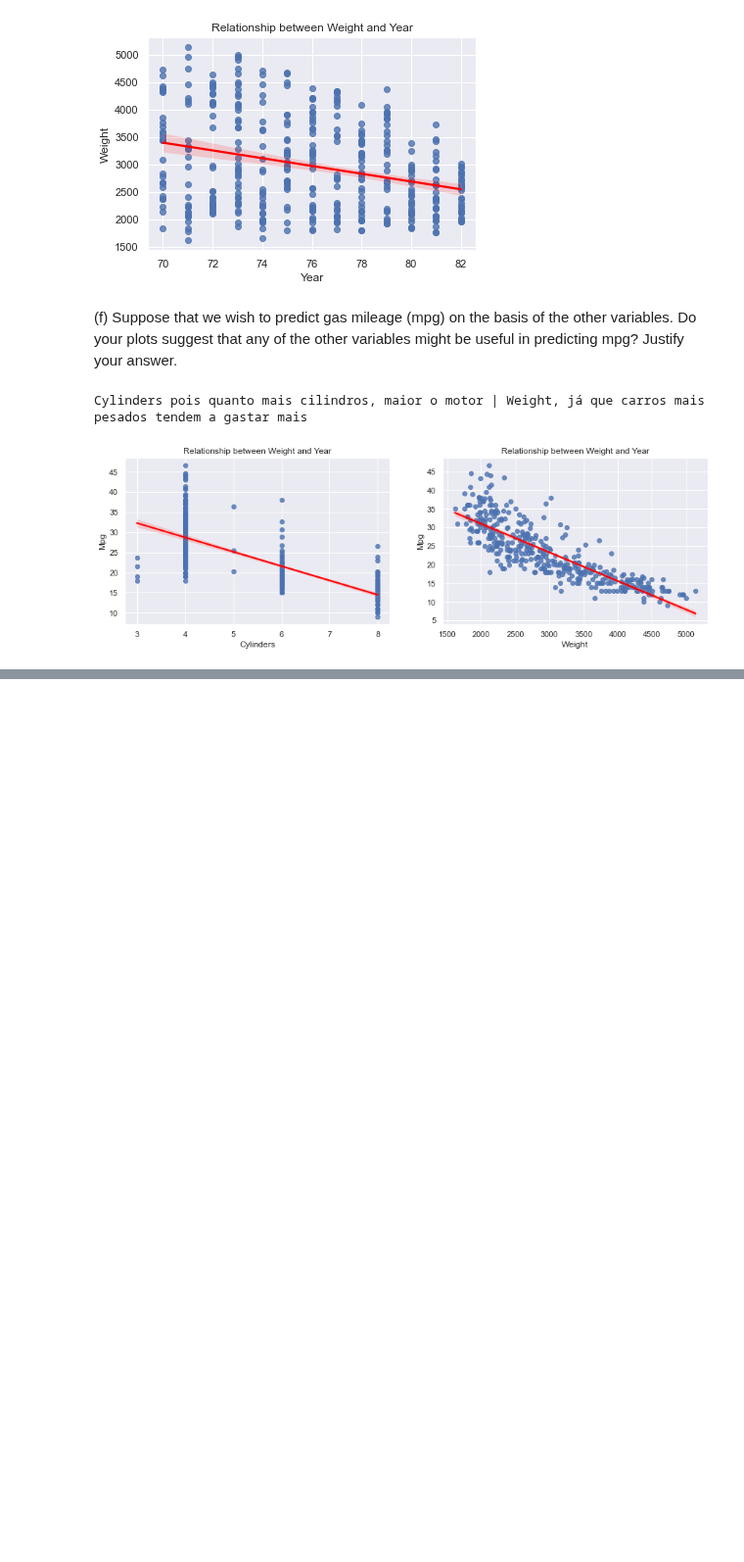
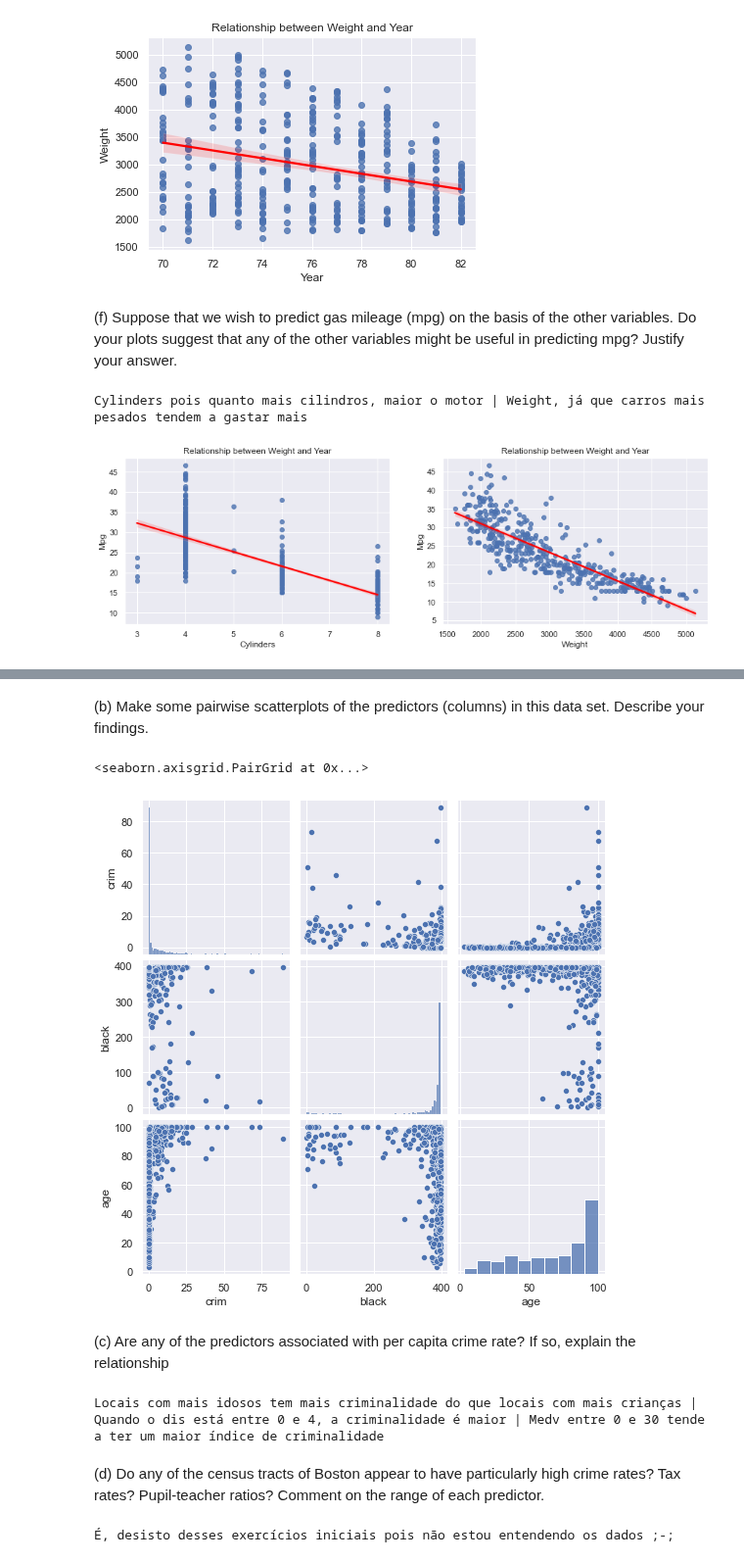
Before and after one commit to josinovmota/Defeating-An-introduction-to-statistical-learning, a Jupyter notebook: Exercises/2.4 Exercises/main.ipynb, the cells around one changed output, grey strips where cells are left out. Shown at 98% size. Drawn from its saved outputs; the diff is of its cells as text; code cells hidden in the pictures; blank space fills up the shorter version.

```diff
--- a/Exercises/2.4 Exercises/main.ipynb
+++ b/Exercises/2.4 Exercises/main.ipynb
@@ -486,0 +486,10 @@ df
+# %%
+cwd = os.getcwd()
+
+df = pd.read_csv(cwd + '\\dataframes\\boston.csv')
+
+df
+
+print('506 linhas e 14 colunas. Esse dataframe representa dados da cidade de boston')
+
+df
@@ -486,0 +511,27 @@ df
+# %% [markdown]
+(b) Make some pairwise scatterplots of the predictors (columns) in
+this data set. Describe your findings.
+# %%
+newdf = df[['crim', 'black', 'age']]
+
+print('Locais com mais idosos tem mais criminalidade do que locais com mais crianças | O fator cor de pele não apresenta aumento ou diminuição da criminalidade')
+
+sns.pairplot(data=newdf)
+# %% [output]
+<seaborn.axisgrid.PairGrid at 0x...>
+[figure, added]
+# %% [markdown]
+(c) Are any of the predictors associated with per capita crime rate?
+If so, explain the relationship
+# %%
+print('Locais com mais idosos tem mais criminalidade do que locais com mais crianças | Quando o dis está entre 0 e 4, a criminalidade é maior | Medv entre 0 e 30 tende a ter um maior índice de criminalidade')
+# %% [output]
+Locais com mais idosos tem mais criminalidade do que locais com mais crianças | Quando o dis está entre 0 e 4, a criminalidade é maior | Medv entre 0 e 30 tende a ter um maior índice de criminalidade
+# %% [markdown]
+(d) Do any of the census tracts of Boston appear to have particularly
+high crime rates? Tax rates? Pupil-teacher ratios? Comment on
+the range of each predictor.
+# %%
+print('É, desisto desses exercícios iniciais pois não estou entendendo os dados ;-; . Partiu regressão linear')
+# %% [output]
+É, desisto desses exercícios iniciais pois não estou entendendo os dados ;-;
```
Also changed, not shown: parts of 6 cells of this notebook, 3 other files.
